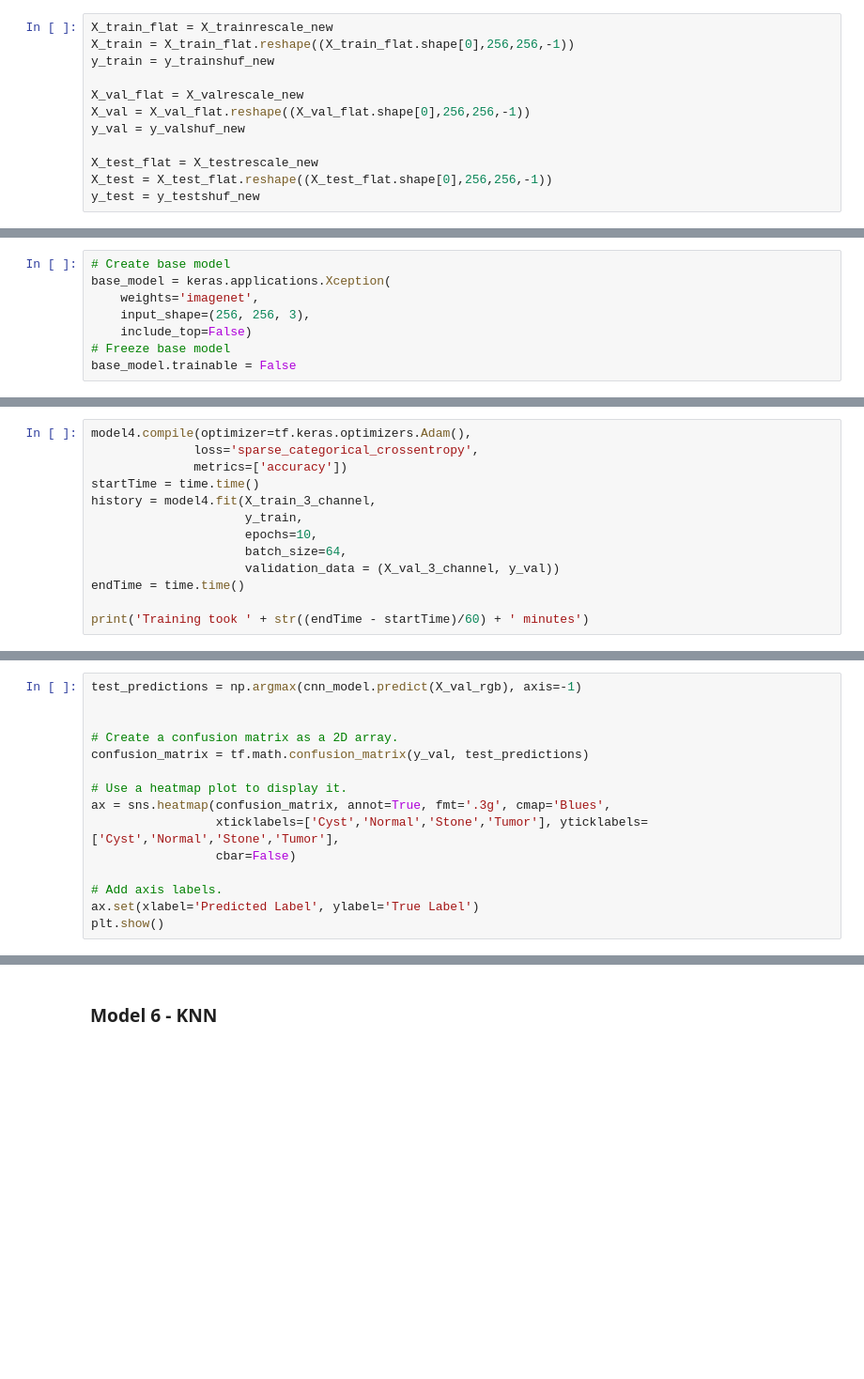
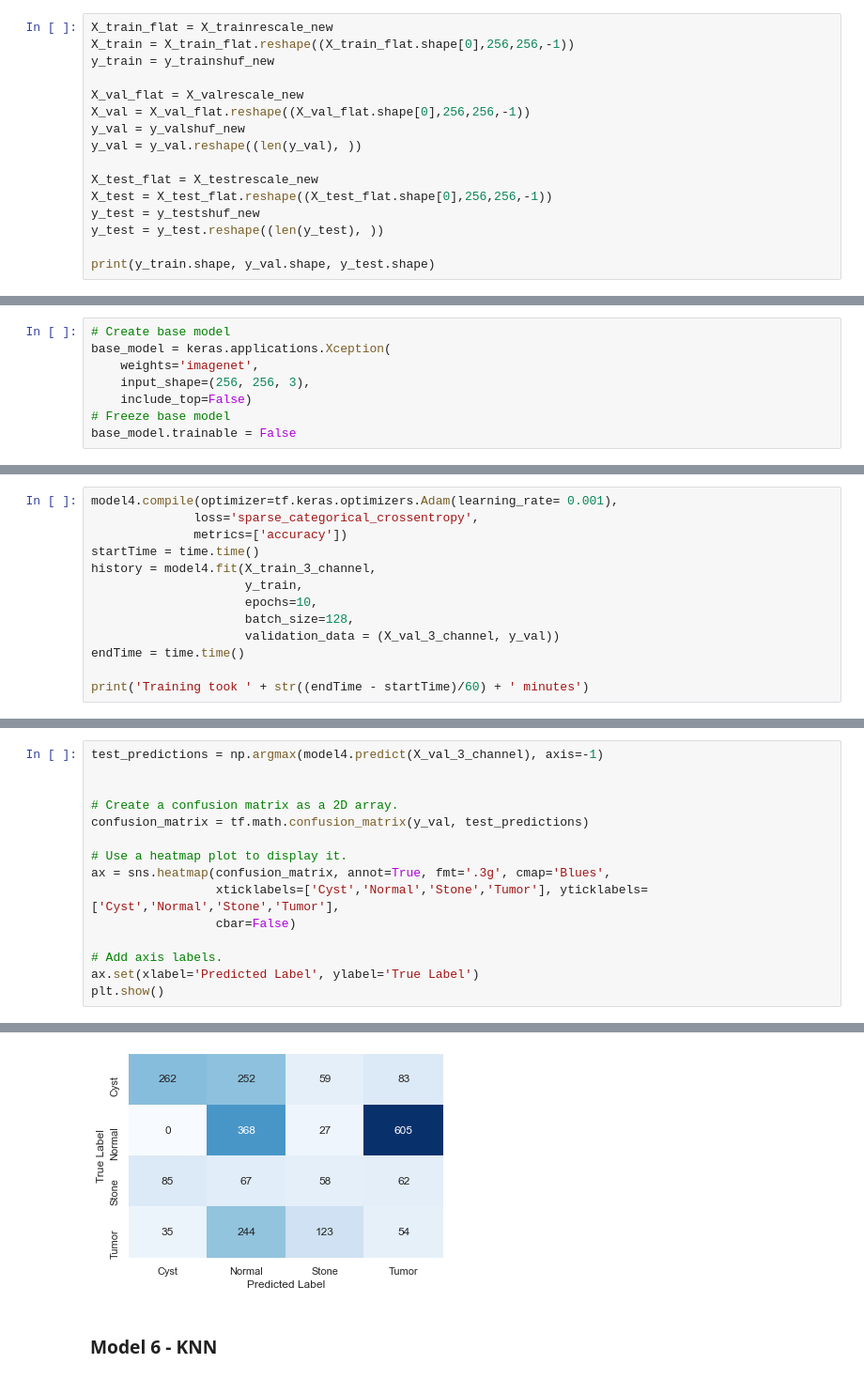
Before and after one commit to kara-christensen/CarriganNeginKaraFinalProject, a Jupyter notebook: Final_Project.ipynb, the cells around one changed output, grey strips where cells are left out. Shown at 94% size. Cells and saved outputs as stored; diff of their text form; blank space fills up the shorter version.

Commit message:
All Models run on new preprocessing

```diff
--- a/Final_Project.ipynb
+++ b/Final_Project.ipynb
@@ -565,7 +570,11 @@ y_train = y_trainshuf_new
 X_val_flat = X_valrescale_new
 X_val = X_val_flat.reshape((X_val_flat.shape[0],256,256,-1))
 y_val = y_valshuf_new
+y_val = y_val.reshape((len(y_val), ))
 
 X_test_flat = X_testrescale_new
 X_test = X_test_flat.reshape((X_test_flat.shape[0],256,256,-1))
 y_test = y_testshuf_new
+y_test = y_test.reshape((len(y_test), ))
+
+print(y_train.shape, y_val.shape, y_test.shape)
@@ -1499,14 +1510,14 @@ Trainable params: 640,260
 Non-trainable params: 20,861,480
 _________________________________________________________________
 # %%
-model4.compile(optimizer=tf.keras.optimizers.Adam(),
+model4.compile(optimizer=tf.keras.optimizers.Adam(learning_rate= 0.001),
               loss='sparse_categorical_crossentropy',
               metrics=['accuracy'])
 startTime = time.time()
 history = model4.fit(X_train_3_channel,
                      y_train,
                      epochs=10,
-                     batch_size=64,
+                     batch_size=128,
                      validation_data = (X_val_3_channel, y_val))
 endTime = time.time()
 
@@ -1523,5 +1554,5 @@ plt.show()
 # %%
-test_predictions = np.argmax(cnn_model.predict(X_val_rgb), axis=-1)
+test_predictions = np.argmax(model4.predict(X_val_3_channel), axis=-1)
 
 
 # Create a confusion matrix as a 2D array.
@@ -1535,3 +1566,4 @@ ax = sns.heatmap(confusion_matrix, annot=True, fmt='.3g', cmap='Blues',
 # Add axis labels.
 ax.set(xlabel='Predicted Label', ylabel='True Label')
 plt.show()
+# %% [output]
@@ -1538,3 +1571,4 @@ plt.show()
+[figure, added]
 # %% [markdown]
 ### Model 6 - KNN
 # %%
```
Also changed, not shown: parts of 20 cells of this notebook.
